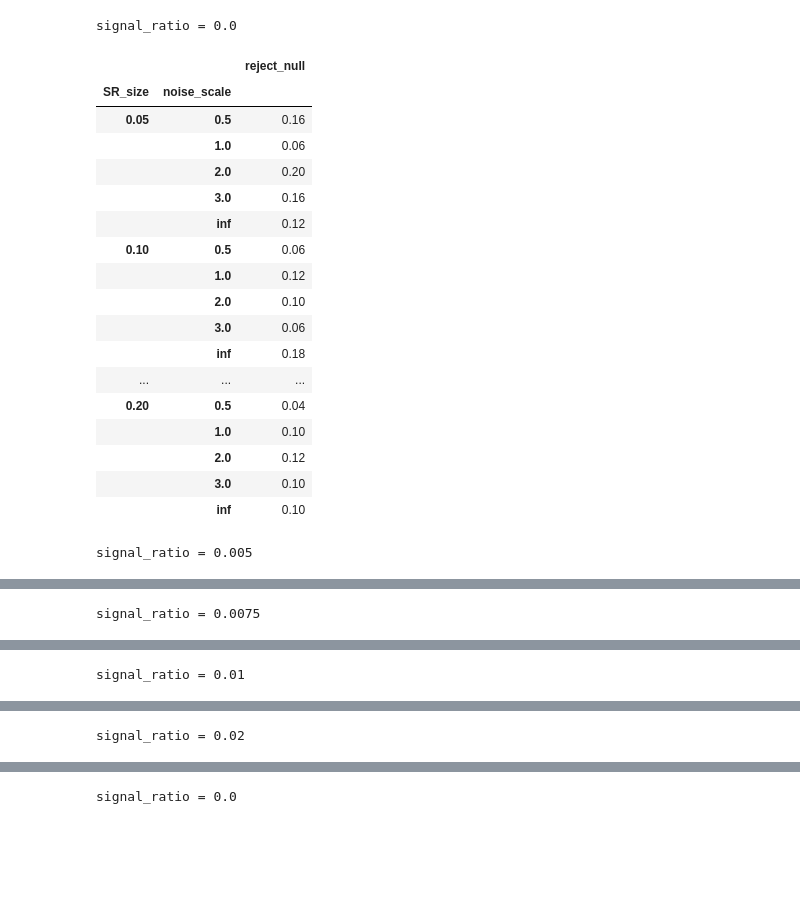
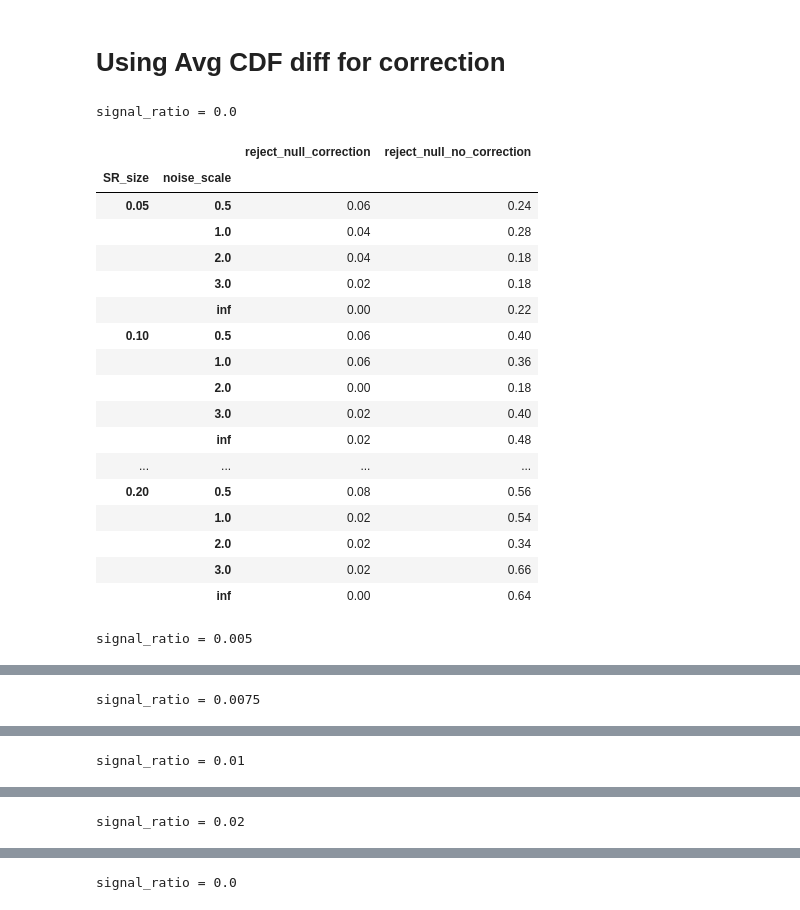
Before and after one commit to soheunyi/SRFinder, a Jupyter notebook: soheun/notebooks/250612_ks_bootstrap.ipynb, the cells around one changed output, grey strips where cells are left out. Cells and saved outputs as stored; diff of their text form; code cells hidden in the pictures; blank space fills up the shorter version.

```diff
--- a/soheun/notebooks/250612_ks_bootstrap.ipynb
+++ b/soheun/notebooks/250612_ks_bootstrap.ipynb
@@ -49,5 +48,9 @@ from correct_systematic_error import get_histograms, get_quantiles_with_weights
 metadata = TrainingInfo.load_metadata()
 
 from tqdm import tqdm
+# %%
+n_reps = 1000
+cdf_mode = "mean"
+storage = f"affine_correction_and_ks_poisson_bootstrap_n_reps={n_reps}_cdf_mode={cdf_mode}"
 # %%
 from tqdm import tqdm
@@ -124,15 +115,15 @@ results_df = pd.DataFrame(results)
 # %%
-tmp_df = results_df[(results_df["signal_ratio"] == 0.0)
-                    & (results_df["SR_size"] == 0.2)
-                    & (results_df["noise_scale"] == 2.0)]
-for i in range(5):
-    alt_dist = tmp_df.iloc[i]["alt_dist"]
-    null_dist = tmp_df.iloc[i]["null_dist"]
-    bins = np.linspace(np.min(np.concatenate([alt_dist, null_dist])),
-                       np.max(np.concatenate([alt_dist, null_dist])), 40)
-    plt.title(f"signal_ratio={tmp_df.iloc[i]['signal_ratio']}, noise_scale={tmp_df.iloc[i]['noise_scale']}, seed={tmp_df.iloc[i]['seed']}")
-    plt.hist(null_dist, bins=bins, histtype="step", label="null_dist")
-    plt.hist(alt_dist, bins=bins, histtype="step", label="alt_dist")
-    # plt.axvline(x=np.random.choice(alt_dist), color="red", linestyle="--")
-    plt.legend()
-    plt.show()
+# tmp_df = results_df[(results_df["signal_ratio"] == 0.0)
+#                     & (results_df["SR_size"] == 0.2)
+#                     & (results_df["noise_scale"] == 2.0)]
+# for i in range(5):
+#     alt_dist = tmp_df.iloc[i]["alt_dist"]
+#     null_dist = tmp_df.iloc[i]["null_dist"]
+#     bins = np.linspace(np.min(np.concatenate([alt_dist, null_dist])),
+#                        np.max(np.concatenate([alt_dist, null_dist])), 40)
+#     plt.title(f"signal_ratio={tmp_df.iloc[i]['signal_ratio']}, noise_scale={tmp_df.iloc[i]['noise_scale']}, seed={tmp_df.iloc[i]['seed']}")
+#     plt.hist(null_dist, bins=bins, histtype="step", label="null_dist")
+#     plt.hist(alt_dist, bins=bins, histtype="step", label="alt_dist")
+#     # plt.axvline(x=np.random.choice(alt_dist), color="red", linestyle="--")
+#     plt.legend()
+#     plt.show()
@@ -145,31 +130,35 @@ for i in range(5):
+# %% [markdown]
+# Using Avg CDF diff for correction
 # %%
-results_df["reject_null"] = results_df["p_value"] <= sig_level
+results_df["reject_null_correction"] = results_df["p_value_correction"] <= sig_level
+results_df["reject_null_no_correction"] = results_df["p_value_no_correction"] <= sig_level
 pd.set_option("display.max_rows", 100)
 for signal_ratio in [0.0, 0.005, 0.0075, 0.01, 0.02]:
     print(f"signal_ratio = {signal_ratio}")
     tmp_df = results_df[results_df["signal_ratio"] == signal_ratio]
     tmp_df = tmp_df.groupby(["SR_size", "noise_scale"]).agg({
-        "reject_null": "mean"
+        "reject_null_correction": "mean",
+        "reject_null_no_correction": "mean"
     })
     display(tmp_df)
 # %% [output]
 signal_ratio = 0.0
-|  |  | reject_null |
-| SR_size | noise_scale |  |
-| 0.05 | 0.5 | 0.16 |
-|  | 1.0 | 0.06 |
-|  | 2.0 | 0.20 |
-|  | 3.0 | 0.16 |
-|  | inf | 0.12 |
-| 0.10 | 0.5 | 0.06 |
-|  | 1.0 | 0.12 |
-|  | 2.0 | 0.10 |
-|  | 3.0 | 0.06 |
-|  | inf | 0.18 |
-| ... | ... | ... |
-| 0.20 | 0.5 | 0.04 |
-|  | 1.0 | 0.10 |
-|  | 2.0 | 0.12 |
-|  | 3.0 | 0.10 |
-|  | inf | 0.10 |
+|  |  | reject_null_correction | reject_null_no_correction |
+| SR_size | noise_scale |  |  |
+| 0.05 | 0.5 | 0.06 | 0.24 |
+|  | 1.0 | 0.04 | 0.28 |
+|  | 2.0 | 0.04 | 0.18 |
+|  | 3.0 | 0.02 | 0.18 |
+|  | inf | 0.00 | 0.22 |
+| 0.10 | 0.5 | 0.06 | 0.40 |
+|  | 1.0 | 0.06 | 0.36 |
+|  | 2.0 | 0.00 | 0.18 |
+|  | 3.0 | 0.02 | 0.40 |
+|  | inf | 0.02 | 0.48 |
+| ... | ... | ... | ... |
+| 0.20 | 0.5 | 0.08 | 0.56 |
+|  | 1.0 | 0.02 | 0.54 |
+|  | 2.0 | 0.02 | 0.34 |
+|  | 3.0 | 0.02 | 0.66 |
+|  | inf | 0.00 | 0.64 |
 signal_ratio = 0.005
```
Also changed, not shown: parts of 8 cells of this notebook, 8 other files.
